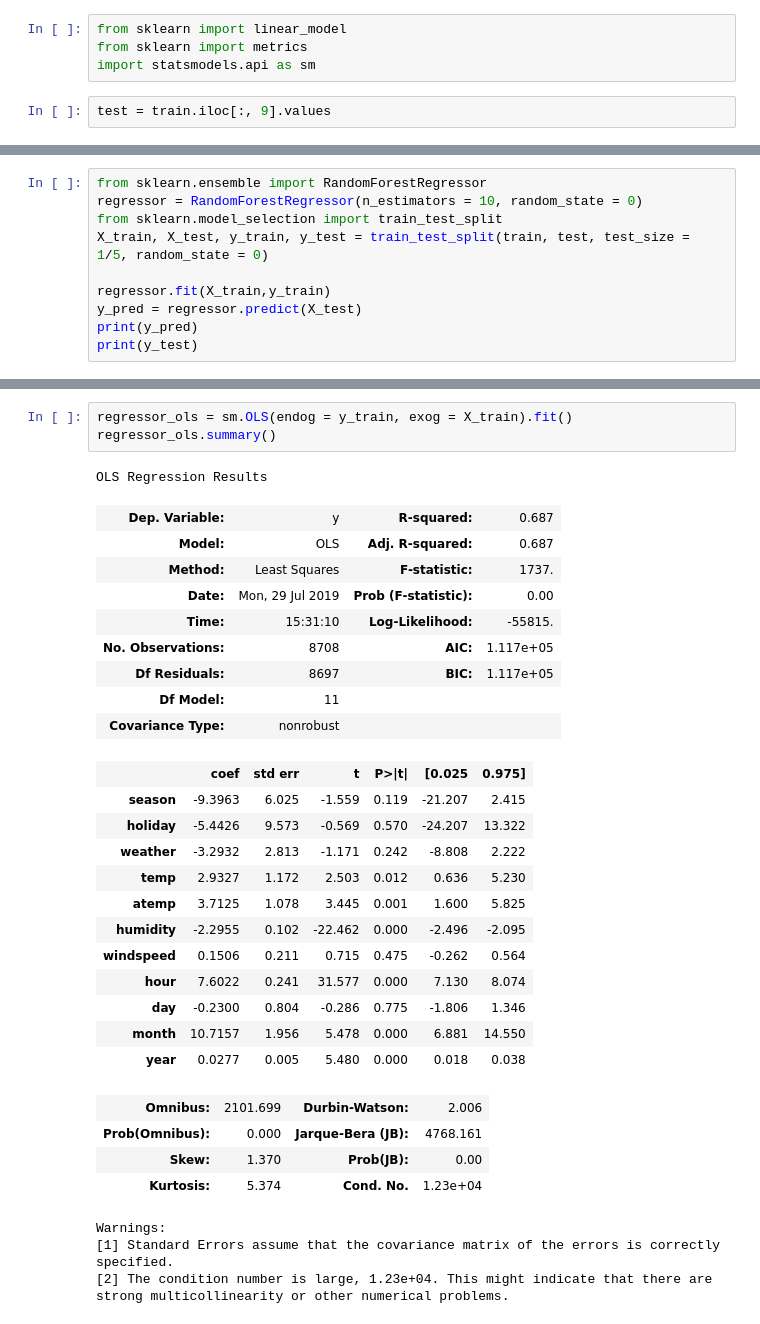
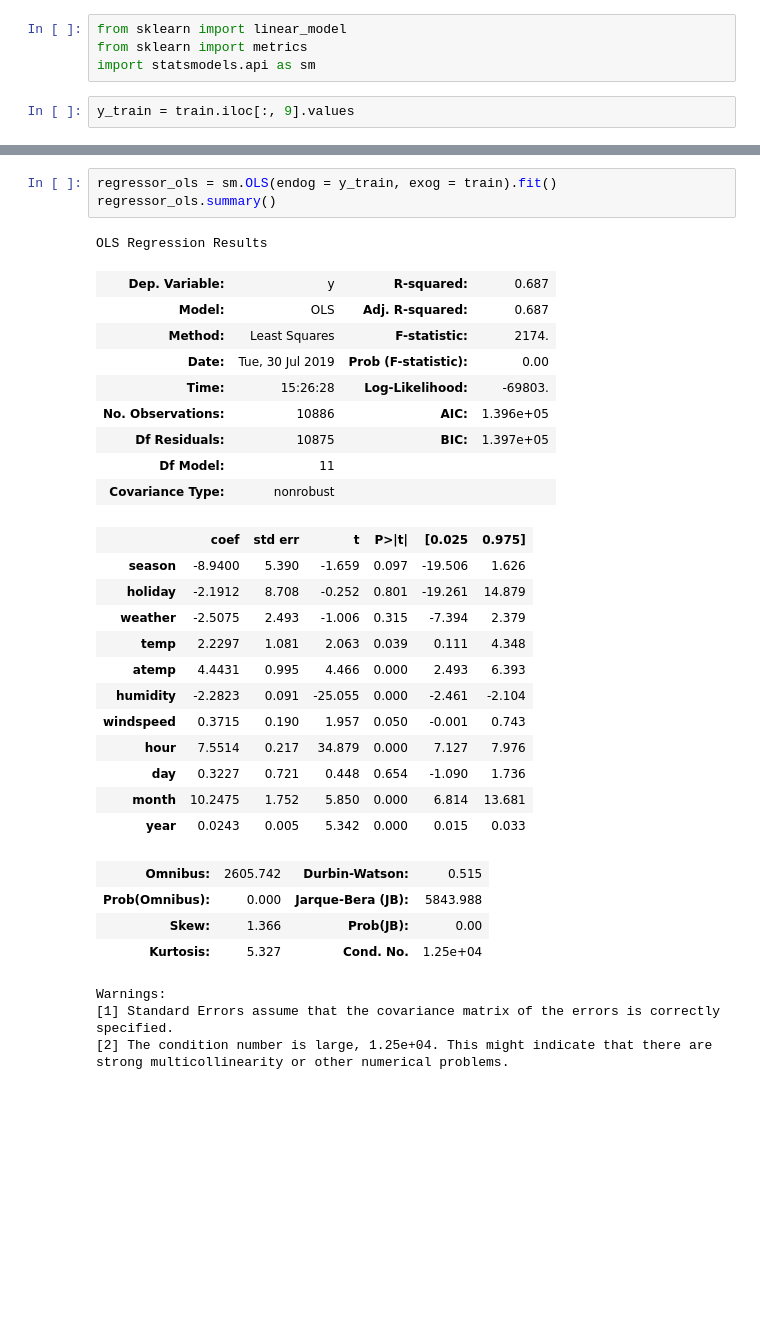
Before and after one commit to sarath029/Machine-Learning, a Jupyter notebook: Bike/bike.ipynb, the cells around one changed output, grey strips where cells are left out. Saved outputs shown, nothing was run; the diff lists cells and outputs as text; blank space fills up the shorter version.

```diff
--- a/Bike/bike.ipynb
+++ b/Bike/bike.ipynb
@@ -84,7 +84,7 @@ from sklearn import linear_model
 from sklearn import metrics
 import statsmodels.api as sm
 # %%
-test = train.iloc[:, 9].values
+y_train = train.iloc[:, 9].values
 # %%
 train.drop(['registered'],inplace=True,axis=1)
 train.drop(['casual'],inplace=True,axis=1)
@@ -97,13 +97,3 @@ train.head()
 | 2 | 1 | 0 | 1 | 9.02 | 13.635 | 80 | 0.0 | 2 | 5 | 1 | 2011 |
 | 3 | 1 | 0 | 1 | 9.84 | 14.395 | 75 | 0.0 | 3 | 5 | 1 | 2011 |
 | 4 | 1 | 0 | 1 | 9.84 | 14.395 | 75 | 0.0 | 4 | 5 | 1 | 2011 |
-# %%
-from sklearn.ensemble import RandomForestRegressor
-regressor = RandomForestRegressor(n_estimators = 10, random_state = 0)
-from sklearn.model_selection import train_test_split
-X_train, X_test, y_train, y_test = train_test_split(train, test, test_size = 1/5, random_state = 0)
-
-regressor.fit(X_train,y_train)
-y_pred = regressor.predict(X_test)
-print(y_pred)
-print(y_test)
@@ -113,35 +100,35 @@ print(y_test)
 # %%
-regressor_ols = sm.OLS(endog = y_train, exog = X_train).fit()
+regressor_ols = sm.OLS(endog = y_train, exog = train).fit()
 regressor_ols.summary()
 # %% [output]
 OLS Regression Results
 | Dep. Variable: | y | R-squared: | 0.687 |
 | Model: | OLS | Adj. R-squared: | 0.687 |
-| Method: | Least Squares | F-statistic: | 1737. |
-| Date: | Mon, 29 Jul 2019 | Prob (F-statistic): | 0.00 |
-| Time: | 15:31:10 | Log-Likelihood: | -55815. |
-| No. Observations: | 8708 | AIC: | 1.117e+05 |
-| Df Residuals: | 8697 | BIC: | 1.117e+05 |
+| Method: | Least Squares | F-statistic: | 2174. |
+| Date: | Tue, 30 Jul 2019 | Prob (F-statistic): | 0.00 |
+| Time: | 15:26:28 | Log-Likelihood: | -69803. |
+| No. Observations: | 10886 | AIC: | 1.396e+05 |
+| Df Residuals: | 10875 | BIC: | 1.397e+05 |
 | Df Model: | 11 |  |  |
 | Covariance Type: | nonrobust |  |  |
 |  | coef | std err | t | P>|t| | [0.025 | 0.975] |
-| season | -9.3963 | 6.025 | -1.559 | 0.119 | -21.207 | 2.415 |
-| holiday | -5.4426 | 9.573 | -0.569 | 0.570 | -24.207 | 13.322 |
-| weather | -3.2932 | 2.813 | -1.171 | 0.242 | -8.808 | 2.222 |
-| temp | 2.9327 | 1.172 | 2.503 | 0.012 | 0.636 | 5.230 |
-| atemp | 3.7125 | 1.078 | 3.445 | 0.001 | 1.600 | 5.825 |
-| humidity | -2.2955 | 0.102 | -22.462 | 0.000 | -2.496 | -2.095 |
-| windspeed | 0.1506 | 0.211 | 0.715 | 0.475 | -0.262 | 0.564 |
-| hour | 7.6022 | 0.241 | 31.577 | 0.000 | 7.130 | 8.074 |
-| day | -0.2300 | 0.804 | -0.286 | 0.775 | -1.806 | 1.346 |
-| month | 10.7157 | 1.956 | 5.478 | 0.000 | 6.881 | 14.550 |
-| year | 0.0277 | 0.005 | 5.480 | 0.000 | 0.018 | 0.038 |
+| season | -8.9400 | 5.390 | -1.659 | 0.097 | -19.506 | 1.626 |
+| holiday | -2.1912 | 8.708 | -0.252 | 0.801 | -19.261 | 14.879 |
+| weather | -2.5075 | 2.493 | -1.006 | 0.315 | -7.394 | 2.379 |
+| temp | 2.2297 | 1.081 | 2.063 | 0.039 | 0.111 | 4.348 |
+| atemp | 4.4431 | 0.995 | 4.466 | 0.000 | 2.493 | 6.393 |
+| humidity | -2.2823 | 0.091 | -25.055 | 0.000 | -2.461 | -2.104 |
+| windspeed | 0.3715 | 0.190 | 1.957 | 0.050 | -0.001 | 0.743 |
+| hour | 7.5514 | 0.217 | 34.879 | 0.000 | 7.127 | 7.976 |
+| day | 0.3227 | 0.721 | 0.448 | 0.654 | -1.090 | 1.736 |
+| month | 10.2475 | 1.752 | 5.850 | 0.000 | 6.814 | 13.681 |
+| year | 0.0243 | 0.005 | 5.342 | 0.000 | 0.015 | 0.033 |
-| Omnibus: | 2101.699 | Durbin-Watson: | 2.006 |
-| Prob(Omnibus): | 0.000 | Jarque-Bera (JB): | 4768.161 |
-| Skew: | 1.370 | Prob(JB): | 0.00 |
-| Kurtosis: | 5.374 | Cond. No. | 1.23e+04 |
+| Omnibus: | 2605.742 | Durbin-Watson: | 0.515 |
+| Prob(Omnibus): | 0.000 | Jarque-Bera (JB): | 5843.988 |
+| Skew: | 1.366 | Prob(JB): | 0.00 |
+| Kurtosis: | 5.327 | Cond. No. | 1.25e+04 |
 Warnings:
 [1] Standard Errors assume that the covariance matrix of the errors is correctly specified.
-[2] The condition number is large, 1.23e+04. This might indicate that there are
+[2] The condition number is large, 1.25e+04. This might indicate that there are
 strong multicollinearity or other numerical problems.
 # %%
```
Also changed, not shown: parts of 10 cells of this notebook, 1 other file.
